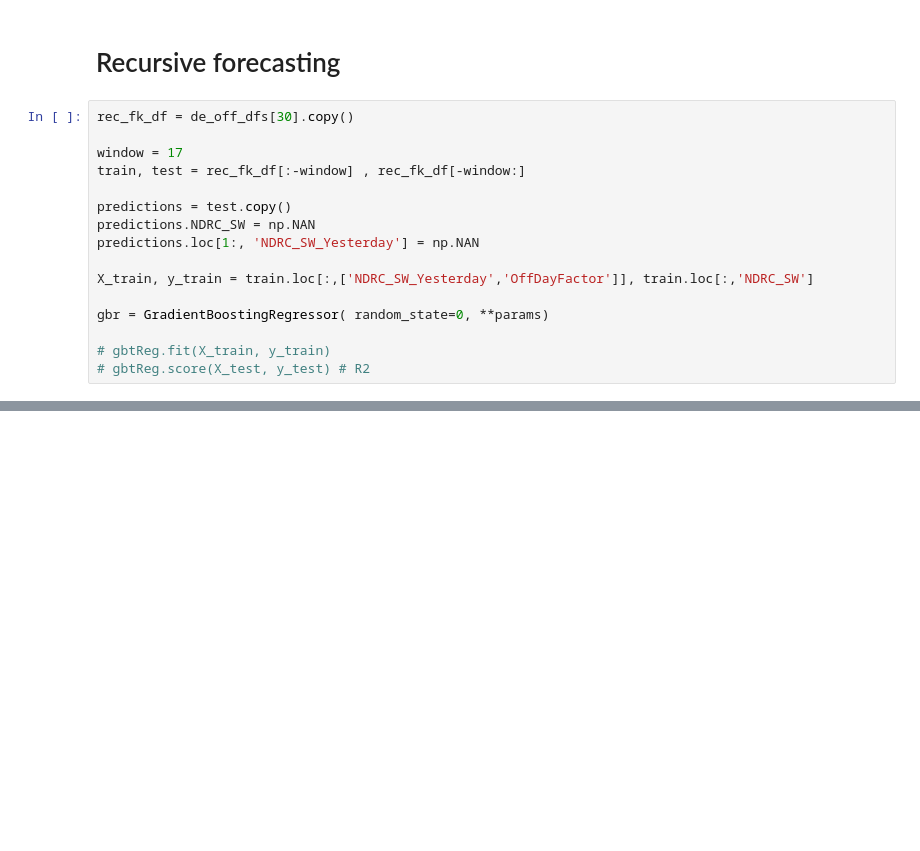
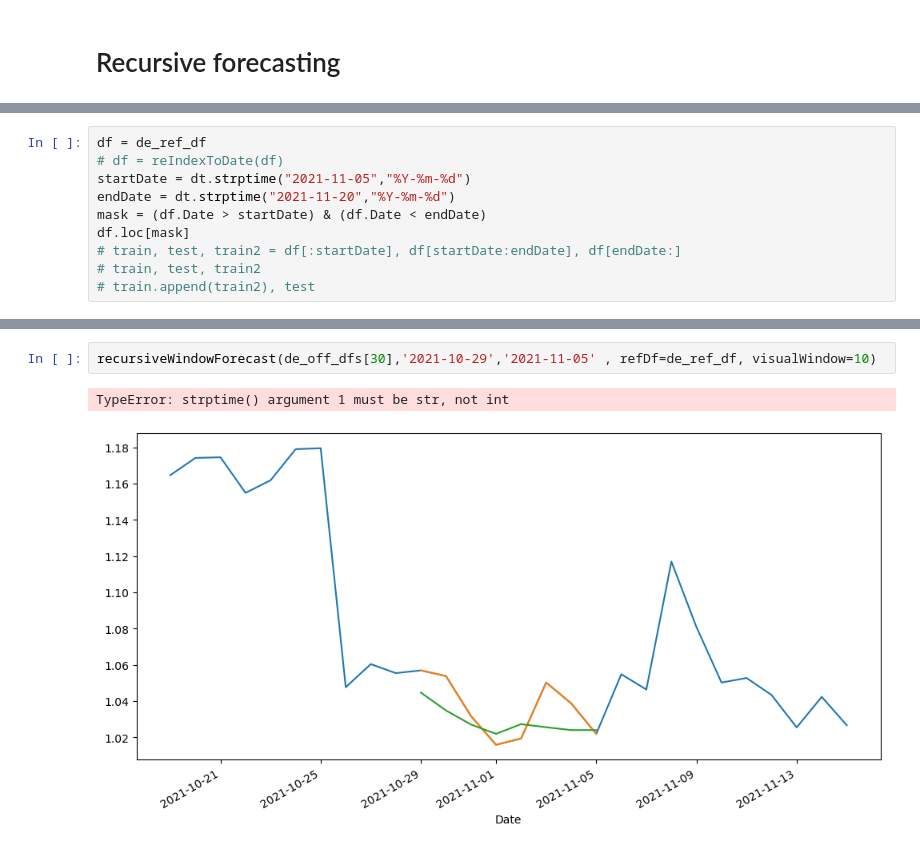
Before and after one commit to GruenerT/DS2_EMR_CoViD_eval, a Jupyter notebook: Seminar_CoViD_tristate_comparison.ipynb, the cells around one changed output, grey strips where cells are left out. Saved outputs shown, nothing was run; the diff lists cells and outputs as text; blank space fills up the shorter version.

Commit message:
Window predictions

```diff
--- a/Seminar_CoViD_tristate_comparison.ipynb
+++ b/Seminar_CoViD_tristate_comparison.ipynb
@@ -237,19 +220,3 @@ predictions.plot(ax=ax, label='predictions')
 ax.legend();
 # %% [markdown]
 # Recursive forecasting
-# %%
-rec_fk_df = de_off_dfs[30].copy()
-
-window = 17
-train, test = rec_fk_df[:-window] , rec_fk_df[-window:]
-
-predictions = test.copy()
-predictions.NDRC_SW = np.NAN
-predictions.loc[1:, 'NDRC_SW_Yesterday'] = np.NAN
-
-X_train, y_train = train.loc[:,['NDRC_SW_Yesterday','OffDayFactor']], train.loc[:,'NDRC_SW']
-
-gbr = GradientBoostingRegressor( random_state=0, **params)
-
-# gbtReg.fit(X_train, y_train)
-# gbtReg.score(X_test, y_test) # R2
@@ -263,0 +223,10 @@ ax.legend();
+# %%
+df = de_ref_df
+# df = reIndexToDate(df)
+startDate = dt.strptime("2021-11-05","%Y-%m-%d")
+endDate = dt.strptime("2021-11-20","%Y-%m-%d")
+mask = (df.Date > startDate) & (df.Date < endDate)
+df.loc[mask]
+# train, test, train2 = df[:startDate], df[startDate:endDate], df[endDate:]
+# train, test, train2
+# train.append(train2), test
@@ -263,0 +289,5 @@ ax.legend();
+# %%
+recursiveWindowForecast(de_off_dfs[30],'2021-10-29','2021-11-05' , refDf=de_ref_df, visualWindow=10)
+# %% [output]
+TypeError: strptime() argument 1 must be str, not int
+[figure, added]
```
Also changed, not shown: parts of 6 cells of this notebook, 1 other file.
